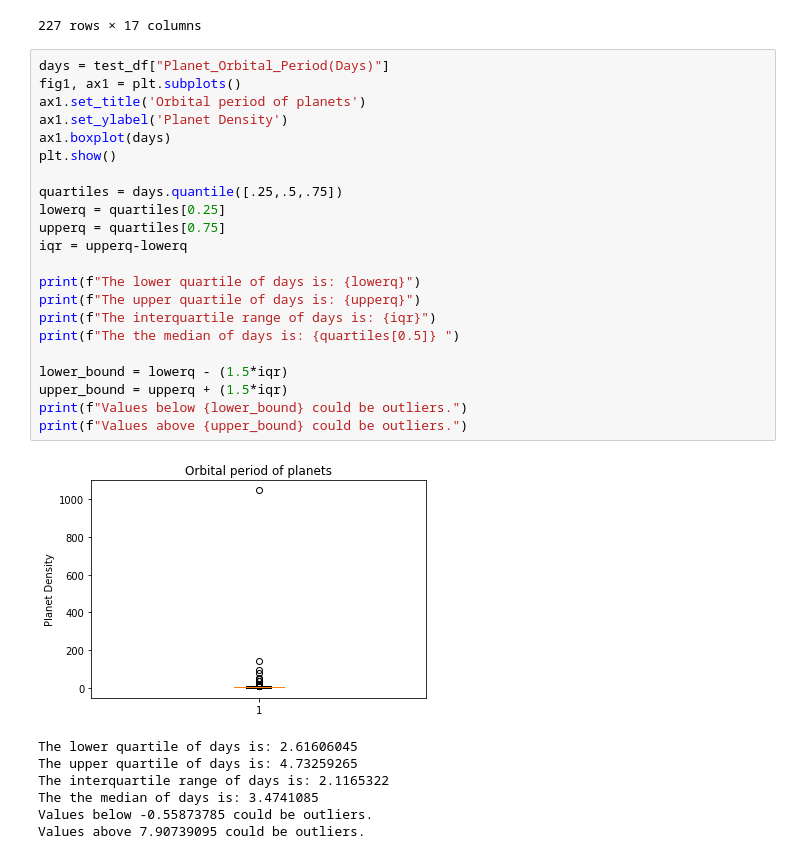
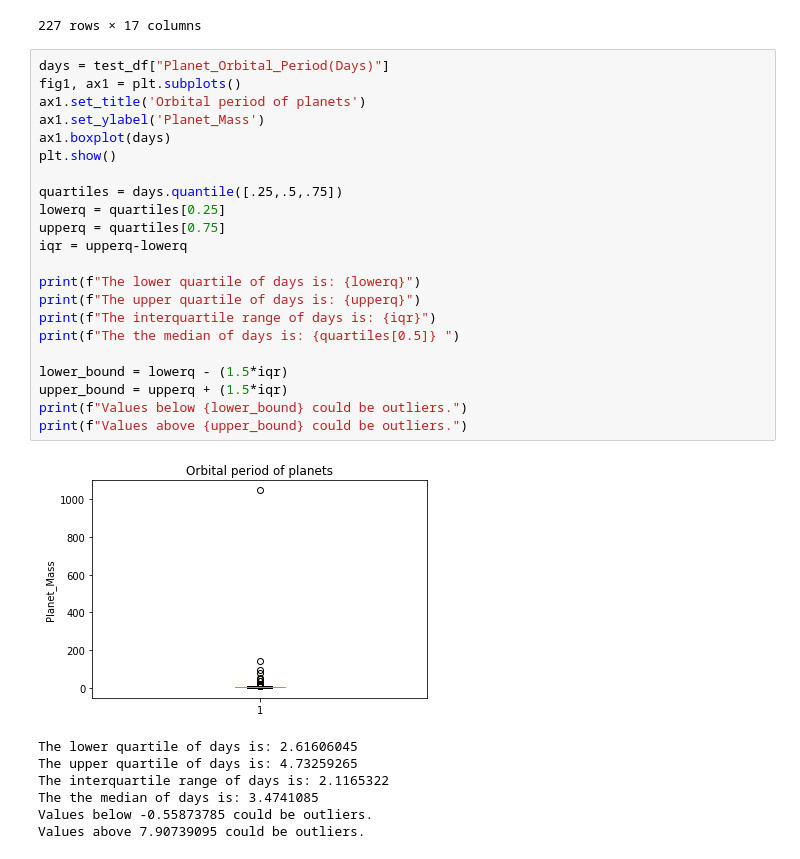
Before and after one commit to jonsb-coding/Stellar_Research, a Jupyter notebook: AY/CleanData.ipynb, the cells around one changed output. Cells and saved outputs as stored; diff of their text form.

```diff
--- a/AY/CleanData.ipynb
+++ b/AY/CleanData.ipynb
@@ -119,27 +119,27 @@ See the caveats in the documentation: https://pandas.pydata.org/pandas-docs/stab
 # %%
 days = test_df["Planet_Orbital_Period(Days)"]
 fig1, ax1 = plt.subplots()
 ax1.set_title('Orbital period of planets')
-ax1.set_ylabel('Planet Density')
+ax1.set_ylabel('Planet_Mass')
 ax1.boxplot(days)
 plt.show()
 
 quartiles = days.quantile([.25,.5,.75])
 lowerq = quartiles[0.25]
 upperq = quartiles[0.75]
 iqr = upperq-lowerq
 
 print(f"The lower quartile of days is: {lowerq}")
 print(f"The upper quartile of days is: {upperq}")
 print(f"The interquartile range of days is: {iqr}")
 print(f"The the median of days is: {quartiles[0.5]} ")
 
 lower_bound = lowerq - (1.5*iqr)
 upper_bound = upperq + (1.5*iqr)
 print(f"Values below {lower_bound} could be outliers.")
 print(f"Values above {upper_bound} could be outliers.")
 # %% [output]
-[figure, old version]
+[figure, new version]
 The lower quartile of days is: 2.61606045
 The upper quartile of days is: 4.73259265
 The interquartile range of days is: 2.1165322
```
Also changed, not shown: parts of 1 cell of this notebook.
